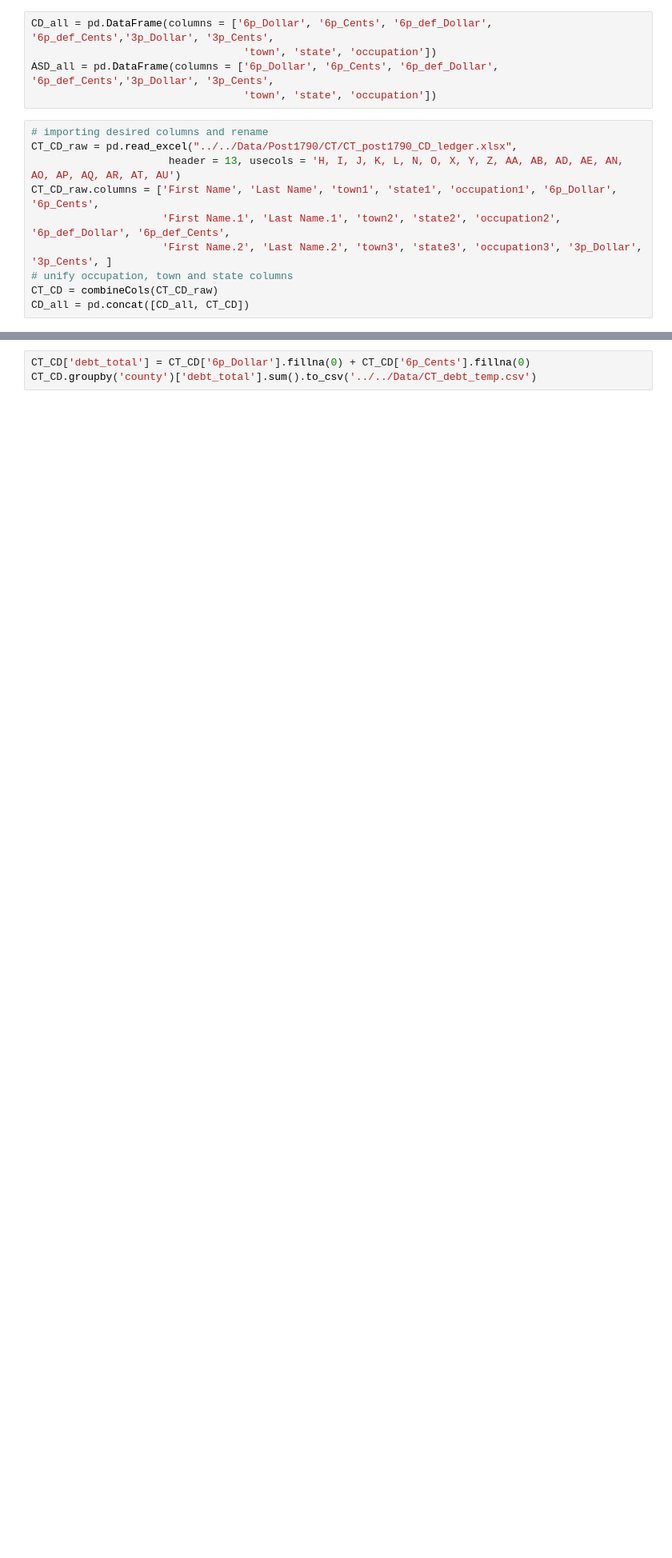
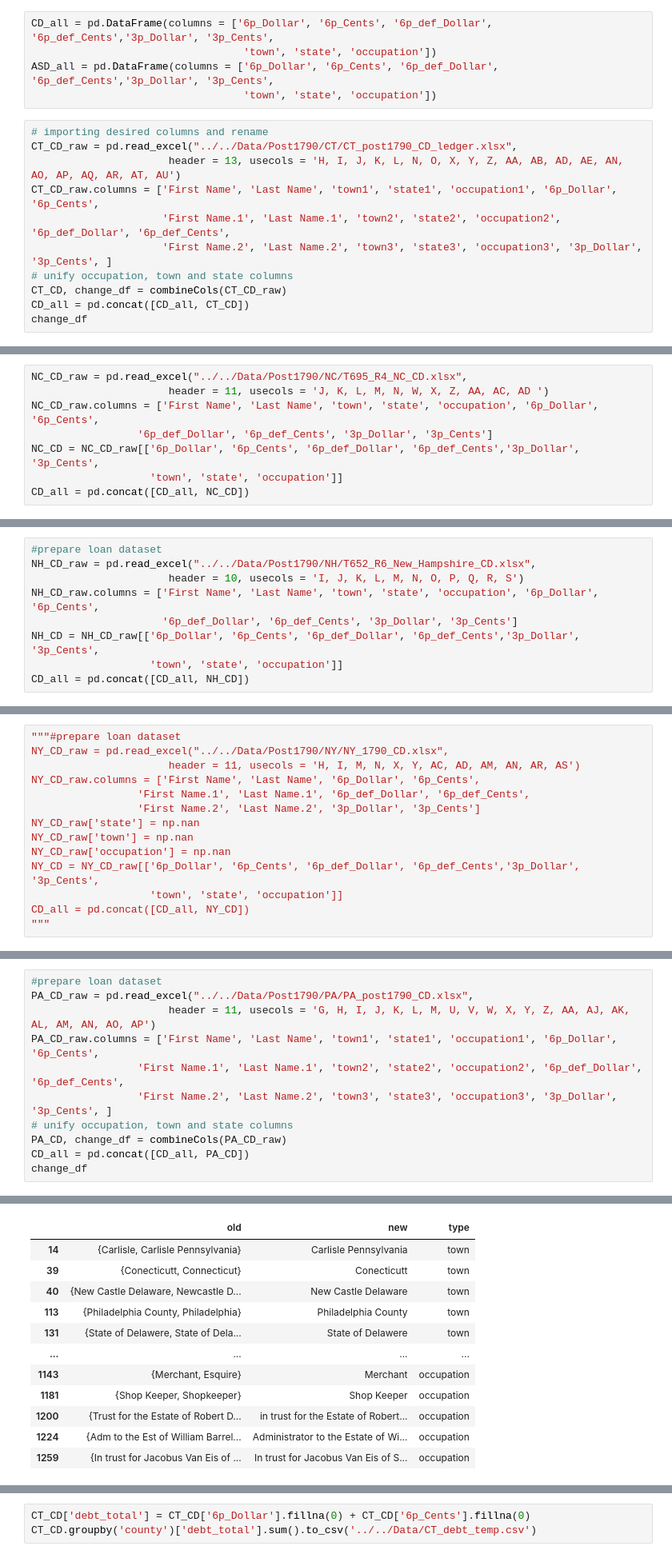
Before and after one commit to davidch2020/SPEOC-pt-1, a Jupyter notebook: S2022/post1790_maps/data_cleaning.ipynb, the cells around one changed output, grey strips where cells are left out. Shown: that part at 80% size. Cells and saved outputs as stored; diff of their text form; blank space fills up the shorter version.

Commit message:
imported data forall states

```diff
--- a/S2022/post1790_maps/data_cleaning.ipynb
+++ b/S2022/post1790_maps/data_cleaning.ipynb
@@ -65,7 +79,8 @@ CT_CD_raw.columns = ['First Name', 'Last Name', 'town1', 'state1', 'occupation1'
                      'First Name.1', 'Last Name.1', 'town2', 'state2', 'occupation2', '6p_def_Dollar', '6p_def_Cents',
                      'First Name.2', 'Last Name.2', 'town3', 'state3', 'occupation3', '3p_Dollar', '3p_Cents', ]
 # unify occupation, town and state columns
-CT_CD = combineCols(CT_CD_raw)
+CT_CD, change_df = combineCols(CT_CD_raw)
 CD_all = pd.concat([CD_all, CT_CD])
+change_df
 # %% [output]
 town column has multiple unique entries
@@ -106,0 +162,8 @@ see table for new entries
+# %%
+NC_CD_raw = pd.read_excel("../../Data/Post1790/NC/T695_R4_NC_CD.xlsx",
+                      header = 11, usecols = 'J, K, L, M, N, W, X, Z, AA, AC, AD ')
+NC_CD_raw.columns = ['First Name', 'Last Name', 'town', 'state', 'occupation', '6p_Dollar', '6p_Cents',
+                 '6p_def_Dollar', '6p_def_Cents', '3p_Dollar', '3p_Cents']
+NC_CD = NC_CD_raw[['6p_Dollar', '6p_Cents', '6p_def_Dollar', '6p_def_Cents','3p_Dollar', '3p_Cents',
+                   'town', 'state', 'occupation']]
+CD_all = pd.concat([CD_all, NC_CD])
@@ -106,0 +179,9 @@ see table for new entries
+# %%
+#prepare loan dataset
+NH_CD_raw = pd.read_excel("../../Data/Post1790/NH/T652_R6_New_Hampshire_CD.xlsx",
+                      header = 10, usecols = 'I, J, K, L, M, N, O, P, Q, R, S')
+NH_CD_raw.columns = ['First Name', 'Last Name', 'town', 'state', 'occupation', '6p_Dollar', '6p_Cents',
+                     '6p_def_Dollar', '6p_def_Cents', '3p_Dollar', '3p_Cents']
+NH_CD = NH_CD_raw[['6p_Dollar', '6p_Cents', '6p_def_Dollar', '6p_def_Cents','3p_Dollar', '3p_Cents',
+                   'town', 'state', 'occupation']]
+CD_all = pd.concat([CD_all, NH_CD])
@@ -106,0 +206,14 @@ see table for new entries
+# %%
+"""#prepare loan dataset
+NY_CD_raw = pd.read_excel("../../Data/Post1790/NY/NY_1790_CD.xlsx",
+                      header = 11, usecols = 'H, I, M, N, X, Y, AC, AD, AM, AN, AR, AS')
+NY_CD_raw.columns = ['First Name', 'Last Name', '6p_Dollar', '6p_Cents',
+                 'First Name.1', 'Last Name.1', '6p_def_Dollar', '6p_def_Cents',
+                 'First Name.2', 'Last Name.2', '3p_Dollar', '3p_Cents']
+NY_CD_raw['state'] = np.nan
+NY_CD_raw['town'] = np.nan
+NY_CD_raw['occupation'] = np.nan
+NY_CD = NY_CD_raw[['6p_Dollar', '6p_Cents', '6p_def_Dollar', '6p_def_Cents','3p_Dollar', '3p_Cents',
+                   'town', 'state', 'occupation']]
+CD_all = pd.concat([CD_all, NY_CD])
+"""
@@ -106,0 +240,12 @@ see table for new entries
+# %%
+#prepare loan dataset
+PA_CD_raw = pd.read_excel("../../Data/Post1790/PA/PA_post1790_CD.xlsx",
+                      header = 11, usecols = 'G, H, I, J, K, L, M, U, V, W, X, Y, Z, AA, AJ, AK, AL, AM, AN, AO, AP')
+PA_CD_raw.columns = ['First Name', 'Last Name', 'town1', 'state1', 'occupation1', '6p_Dollar', '6p_Cents',
+                 'First Name.1', 'Last Name.1', 'town2', 'state2', 'occupation2', '6p_def_Dollar', '6p_def_Cents',
+                 'First Name.2', 'Last Name.2', 'town3', 'state3', 'occupation3', '3p_Dollar', '3p_Cents', ]
+# unify occupation, town and state columns
+PA_CD, change_df = combineCols(PA_CD_raw)
+CD_all = pd.concat([CD_all, PA_CD])
+change_df
+# %% [output]
@@ -106,0 +257,12 @@ see table for new entries
+|  | old | new | type |
+| 14 | {Carlisle, Carlisle Pennsylvania} | Carlisle Pennsylvania | town |
+| 39 | {Conecticutt, Connecticut} | Conecticutt | town |
+| 40 | {New Castle Delaware, Newcastle D... | New Castle Delaware | town |
+| 113 | {Philadelphia County, Philadelphia} | Philadelphia County | town |
+| 131 | {State of Delawere, State of Dela... | State of Delawere | town |
+| ... | ... | ... | ... |
+| 1143 | {Merchant, Esquire} | Merchant | occupation |
+| 1181 | {Shop Keeper, Shopkeeper} | Shop Keeper | occupation |
+| 1200 | {Trust for the Estate of Robert D... | in trust for the Estate of Robert... | occupation |
+| 1224 | {Adm to the Est of William Barrel... | Administrator to the Estate of Wi... | occupation |
+| 1259 | {In trust for Jacobus Van Eis of ... | In trust for Jacobus Van Eis of S... | occupation |
```
Also changed, not shown: parts of 31 cells of this notebook.
